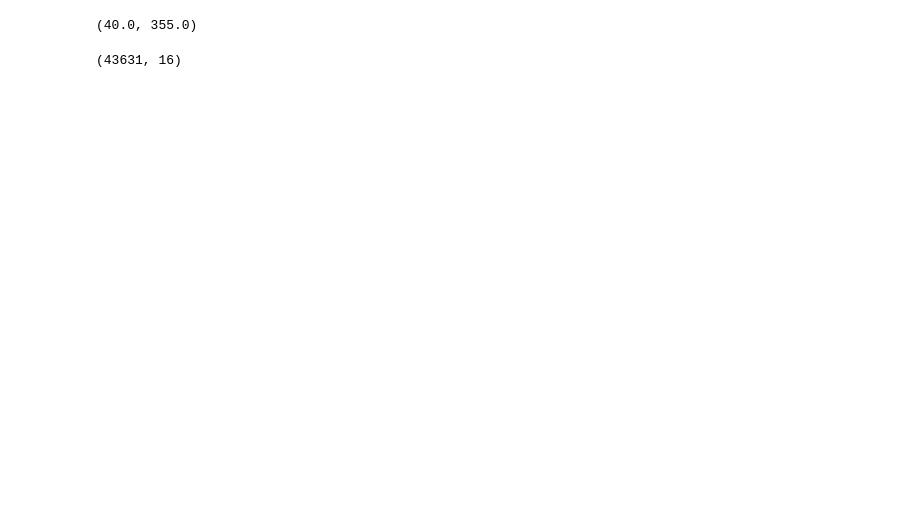
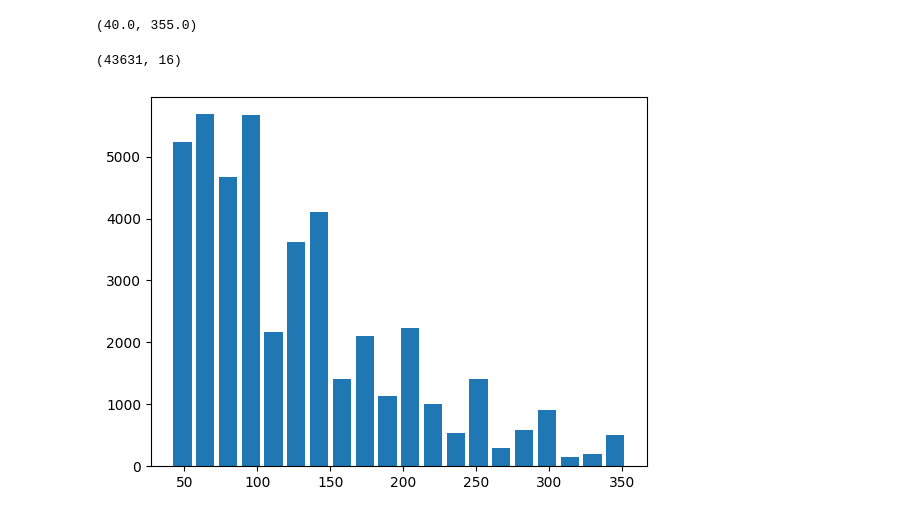
Before and after one commit to BhuvanKapoor/Machine-Learning-Python, a Jupyter notebook: Feature-Engineering/Outlier-percentile.ipynb, the cells around one changed output. Drawn from its saved outputs; the diff is of its cells as text; code cells hidden in the pictures; blank space fills up the shorter version.

```diff
--- a/Feature-Engineering/Outlier-percentile.ipynb
+++ b/Feature-Engineering/Outlier-percentile.ipynb
@@ -43,3 +52,8 @@ df_cleaned = df[(df.price > min_threshold) & (df.price < max_threshold)]
 df_cleaned.shape
 # %% [output]
 (43631, 16)
+# %%
+plt.hist(df_cleaned.price, bins=20, rwidth=0.8)
+plt.show()
+# %% [output]
+[figure, added]
```
Also changed, not shown: parts of 4 cells of this notebook, 3 other files.
